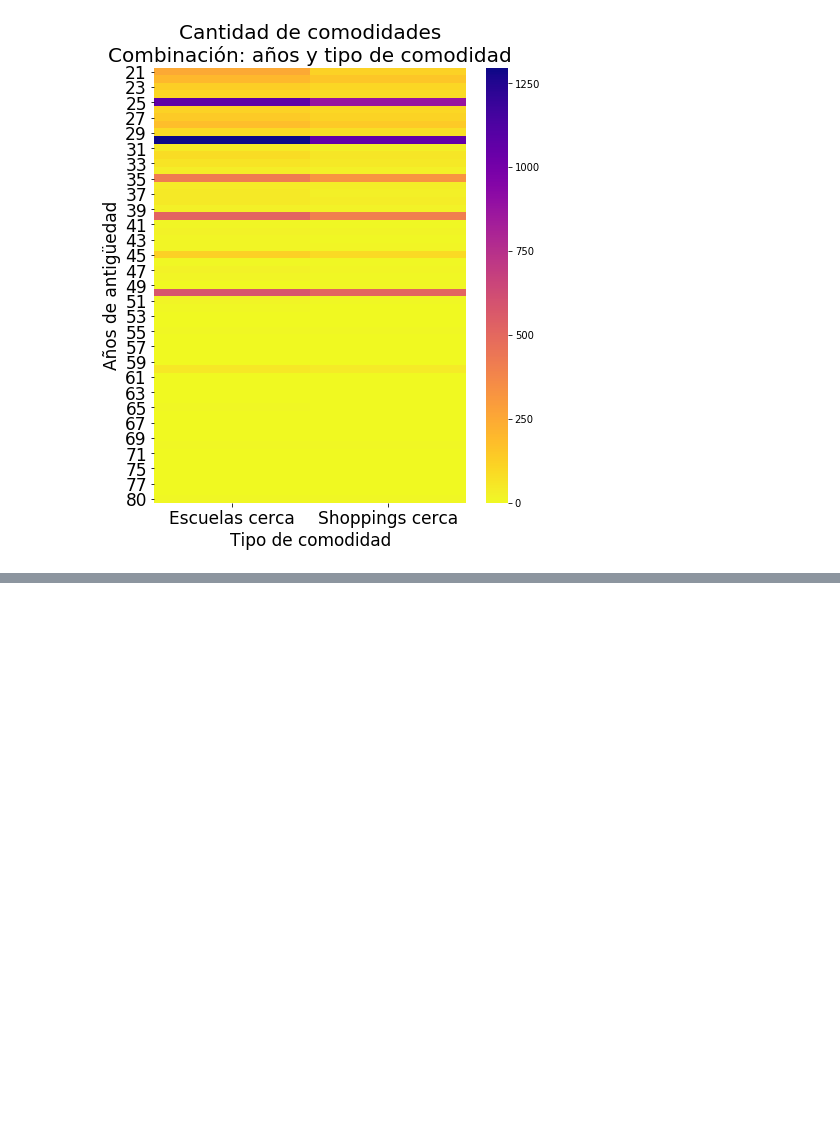
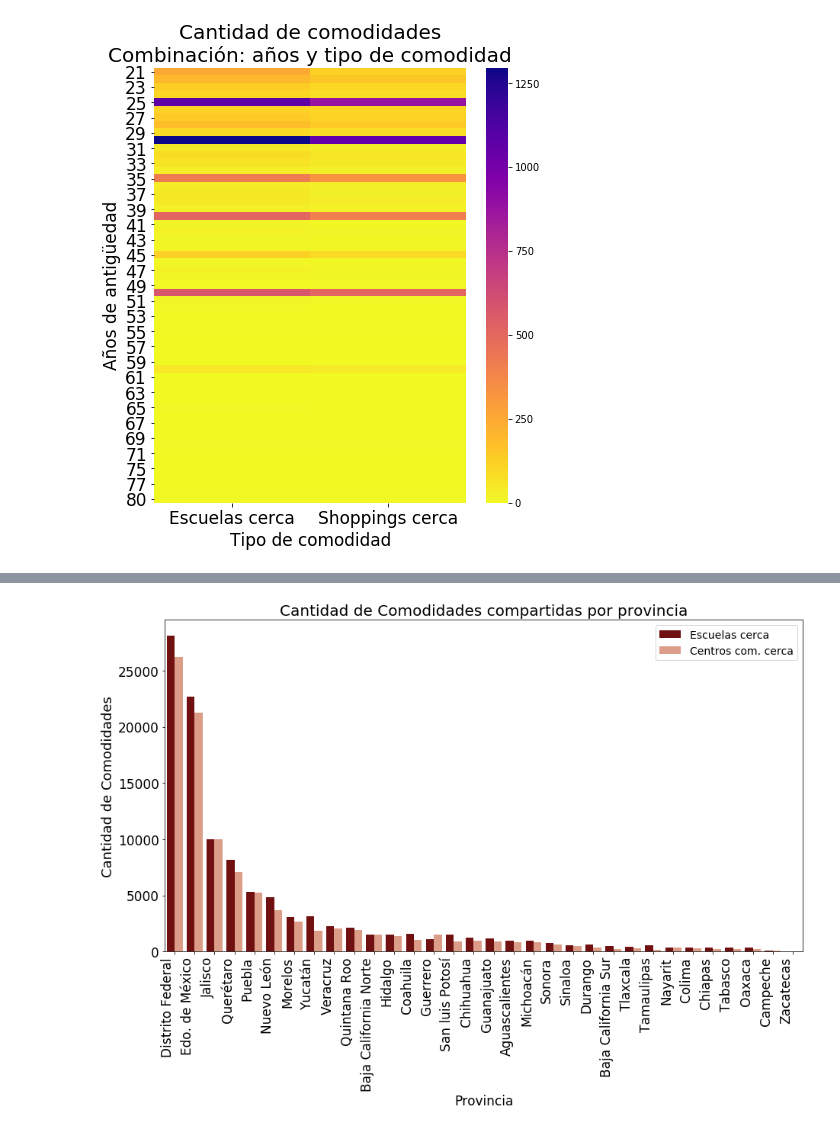
Before and after one commit to komod0/TPs-Org.Datos, a Jupyter notebook: tp1/nbfacundo.ipynb, the cells around one changed output, grey strips where cells are left out. Saved outputs shown, nothing was run; the diff lists cells and outputs as text; code cells hidden in the pictures; blank space fills up the shorter version.

```diff
--- a/tp1/nbfacundo.ipynb
+++ b/tp1/nbfacundo.ipynb
@@ -1132,0 +1229,23 @@ plt.show()
+# %%
+concatenado_compartidas = \
+    concatenado\
+        .loc[(concatenado['Comodidad'] == 'Escuelas cerca') | \
+             (concatenado['Comodidad'] == 'Centros com. cerca')]\
+        .copy()
+# %%
+plt.figure(figsize = (15, 8))
+g = sb.countplot(x = 'Provincia', \
+                 hue = 'Comodidad', \
+                 data = concatenado_compartidas, \
+                 order = concatenado_compartidas['Provincia'].value_counts().index, \
+                 linewidth = 0, edgecolor = 'dimgray', \
+                 palette = ['maroon', 'darksalmon']) #['darkgoldenrod', 'gold'] 'hls' 'husl'
+g.set_title('Cantidad de Comodidades compartidas por provincia', fontsize=20)
+g.set_xlabel('Provincia', fontsize=17, rotation = 0)
+g.set_ylabel('Cantidad de Comodidades', fontsize=18)
+plt.xticks(fontsize=17, rotation = 90, ha = 'right')
+plt.yticks(fontsize=17)
+plt.legend(loc = 'upper right', fontsize = 14)
+plt.show()
+# %% [output]
+[figure, added]
```
Also changed, not shown: parts of 7 cells of this notebook.
